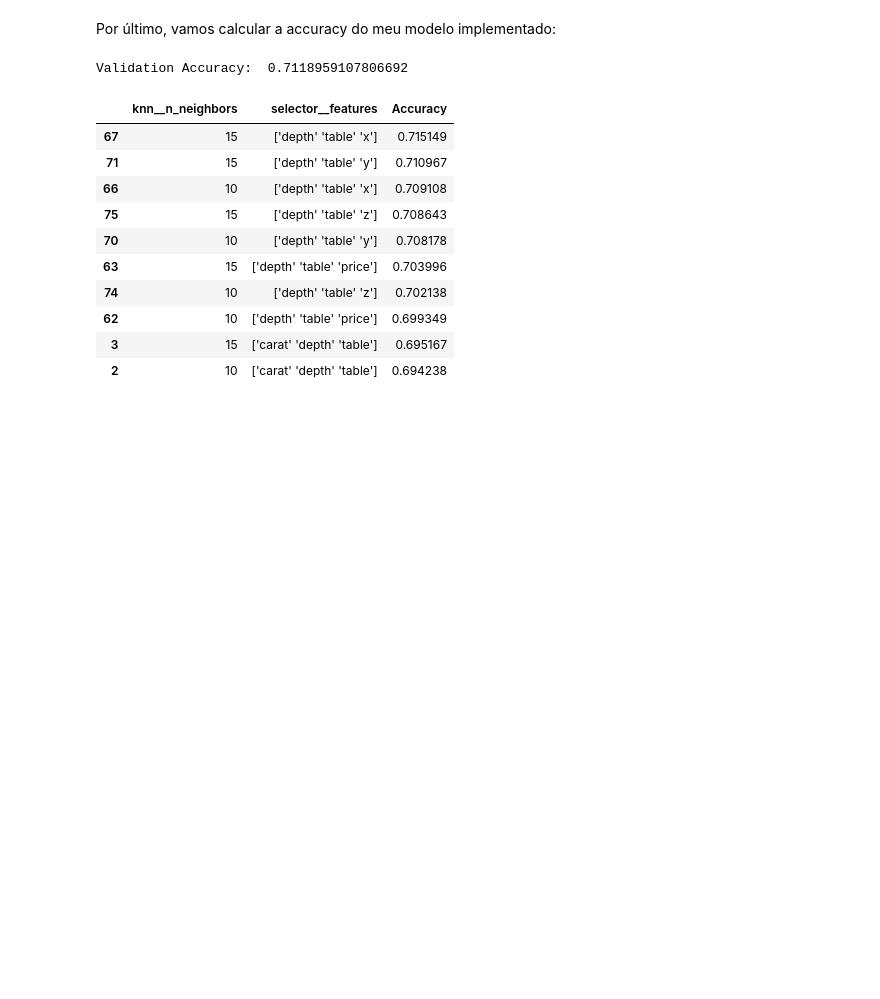
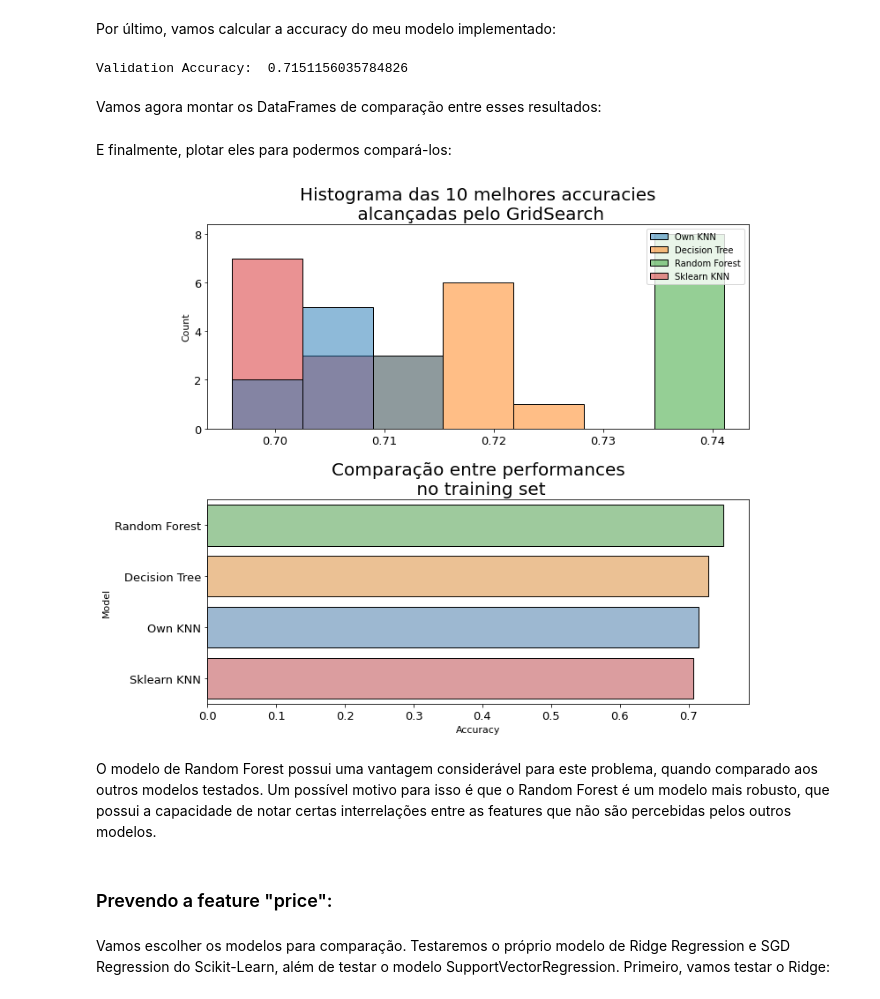
Before and after one commit to barrafas/TACD-A1, a Jupyter notebook: 243902.ipynb, the cells around one changed output. Cells and saved outputs as stored; diff of their text form; code cells hidden in the pictures; blank space fills up the shorter version.

```diff
--- a/243902.ipynb
+++ b/243902.ipynb
@@ -454,7 +565,7 @@ skl_knn = KNeighborsClassifier()
 
 
 # Set of hyperparameter combinations to try out
-param_grid_knn = {'n_neighbors': range(1, 51)}
+param_grid_knn = {'n_neighbors': range(1, 31)}
 
 grid_search_knn = GridSearchCV(skl_knn,
                            param_grid=param_grid_knn,
@@ -596,22 +717,54 @@ pipeline.set_params(
                     selector__features=['table', 'depth', 'x'],
                     knn__distances='euclidean'
                     )
-pipeline.fit(X_train, y_train)
-y_pred = pipeline.predict(X_val)
+pipeline.fit(X_train_val, y_train_val)
+y_pred = pipeline.predict(X_test)
+
+own_knn_acc = accuracy_score(y_pred, y_test)
+print("Validation Accuracy: ", own_knn_acc)
+# %% [output]
+Validation Accuracy:  0.7151156035784826
-# %%
-own_knn_acc = accuracy_score(y_pred, y_val)
-print("Validation Accuracy: ", own_knn_acc)
-accuracies.sort_values(by="Accuracy", ascending=False).head(10)
-# %% [output]
-Validation Accuracy:  0.7118959107806692
-|  | knn__n_neighbors | selector__features | Accuracy |
-| 67 | 15 | ['depth' 'table' 'x'] | 0.715149 |
-| 71 | 15 | ['depth' 'table' 'y'] | 0.710967 |
-| 66 | 10 | ['depth' 'table' 'x'] | 0.709108 |
-| 75 | 15 | ['depth' 'table' 'z'] | 0.708643 |
-| 70 | 10 | ['depth' 'table' 'y'] | 0.708178 |
-| 63 | 15 | ['depth' 'table' 'price'] | 0.703996 |
-| 74 | 10 | ['depth' 'table' 'z'] | 0.702138 |
-| 62 | 10 | ['depth' 'table' 'price'] | 0.699349 |
-| 3 | 15 | ['carat' 'depth' 'table'] | 0.695167 |
-| 2 | 10 | ['carat' 'depth' 'table'] | 0.694238 |
+# %% [markdown]
+Vamos agora montar os DataFrames de comparação entre esses resultados:
+# %%
+classify_gridsearch = pd.concat(
+    [
+        pd.DataFrame(accuracies["Accuracy"]).sort_values(by="Accuracy", ascending=False).head(10),
+        pd.DataFrame(accuracies_dtc["Accuracy"]).sort_values(by="Accuracy", ascending=False).head(10),
+        pd.DataFrame(accuracies_rfc["Accuracy"]).sort_values(by="Accuracy", ascending=False).head(10),
+        pd.DataFrame(accuracies_skl["Accuracy"]).sort_values(by="Accuracy", ascending=False).head(10),
+    ],
+    axis=1
+)
+
+classify_gridsearch.columns = ["Own KNN", "Decision Tree", "Random Forest", "Sklearn KNN"]
+
+classify_validation = {
+    "Model": ["Own KNN", "Decision Tree", "Random Forest", "Sklearn KNN"],
+    "Accuracy": [own_knn_acc, dtc_acc, rfc_acc, skl_knn_acc]
+}
+
+classify_validation = pd.DataFrame(classify_validation)
+classify_validation.sort_values(by="Accuracy", ascending=False, inplace=True)
+# %% [markdown]
+E finalmente, plotar eles para podermos compará-los:
+# %%
+colors = ["#97D196", "#F9C186", "#94B8DA", "#E59395"]
+
+fig, axs = plt.subplots(2, figsize=(11, 10))
+sns.histplot(classify_gridsearch, ax=axs[0], color=sns.color_palette("Set2", 4))
+sns.barplot(y="Model", x="Accuracy", data=classify_validation, ax=axs[1],
+            linewidth=1, edgecolor="black", palette=colors)
+
+axs[0].set_title(f"Histograma das 10 melhores accuracies\n alcançadas pelo GridSearch", fontsize=20)
+axs[1].set_title(f"Comparação entre performances\n no training set", fontsize=20)
+fig.subplots_adjust(hspace=0.35)
+fig.show()
+# %% [output]
+[figure, added]
+# %% [markdown]
+O modelo de Random Forest possui uma vantagem considerável para este problema, quando comparado aos outros modelos testados. Um possível motivo para isso é que o Random Forest é um modelo mais robusto, que possui a capacidade de notar certas interrelações entre as features que não são percebidas pelos outros modelos.
+# %% [markdown]
+### Prevendo a feature "price":
+# %% [markdown]
+Vamos escolher os modelos para comparação. Testaremos o próprio modelo de Ridge Regression e SGD Regression do Scikit-Learn, além de testar o modelo SupportVectorRegression. Primeiro, vamos testar o Ridge:
```
Also changed, not shown: parts of 39 cells of this notebook.
